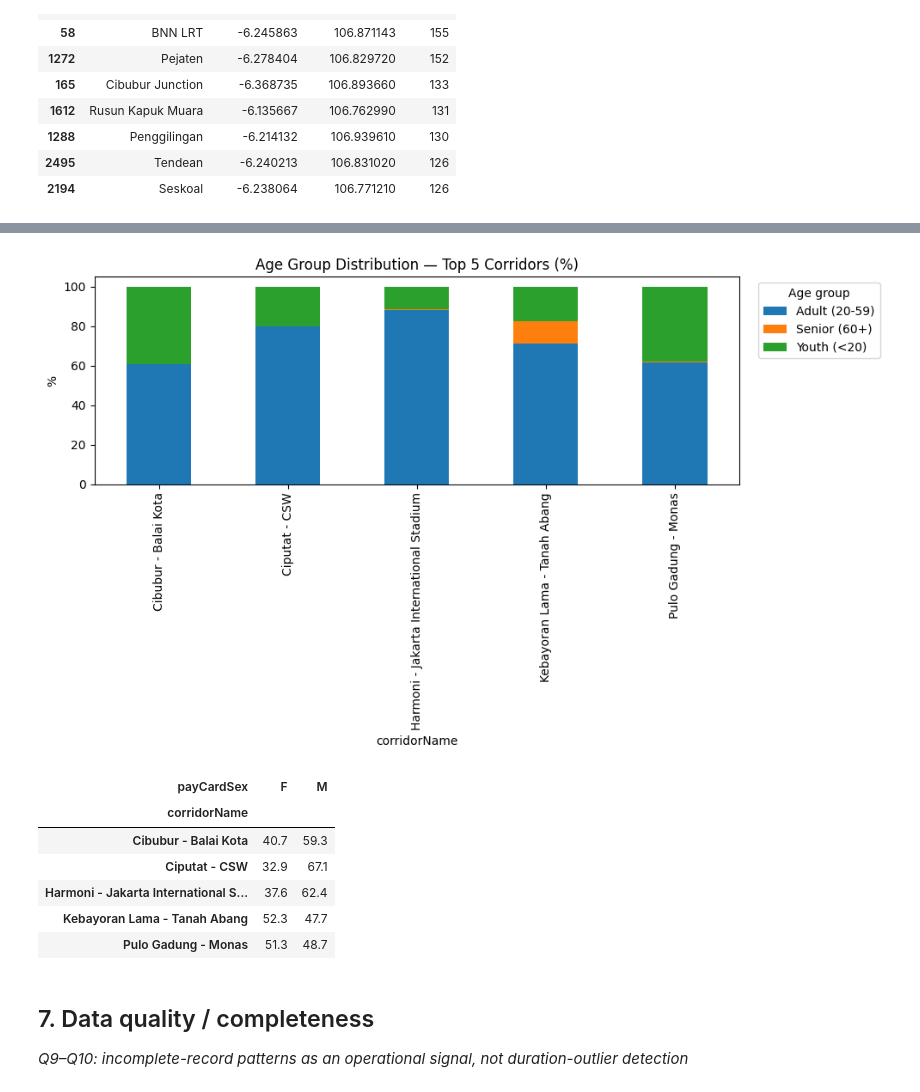
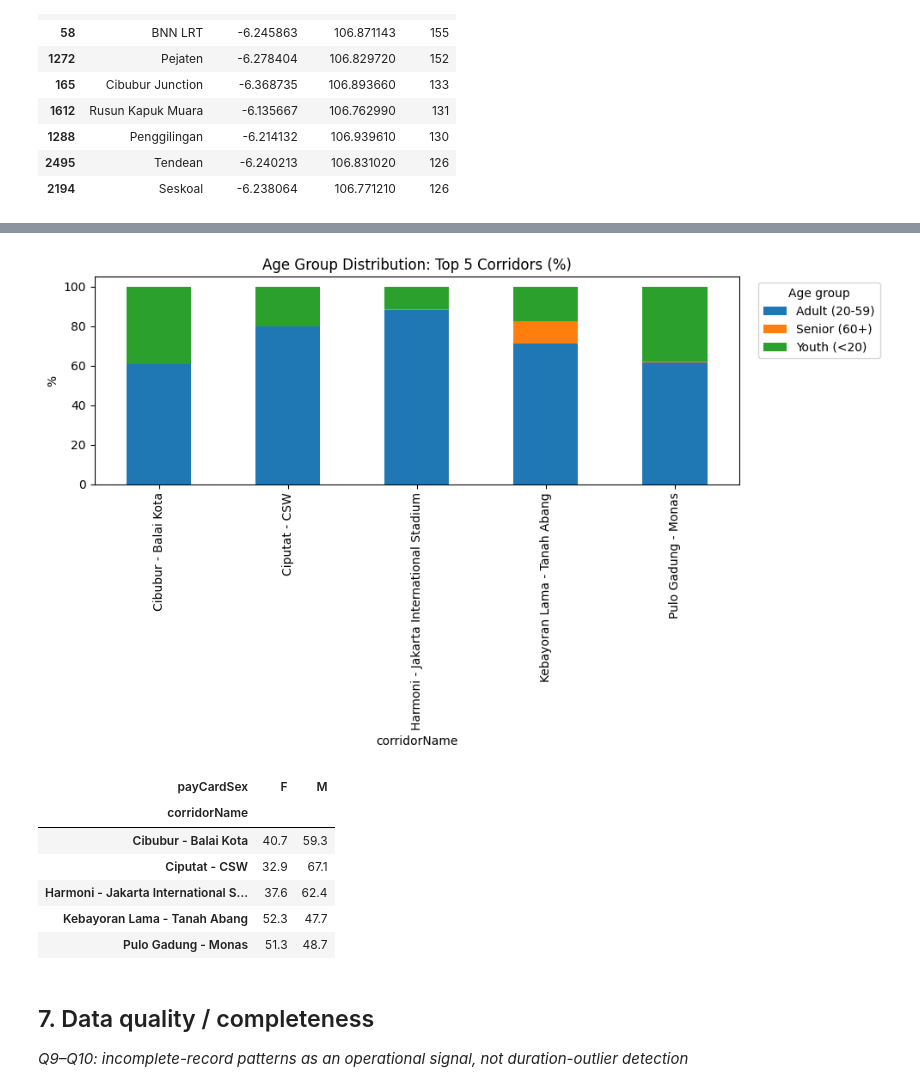
Before and after one commit to timothyevanheriawan-commits/transjakarta-analysis, a Jupyter notebook: transjakarta_analysis.ipynb, the cells around one changed output, grey strips where cells are left out. Drawn from its saved outputs; the diff is of its cells as text; code cells hidden in the pictures.

```diff
--- a/transjakarta_analysis.ipynb
+++ b/transjakarta_analysis.ipynb
@@ -336,21 +336,21 @@ plt.show()
 # %%
 # Q8: age_group / gender usage patterns by corridor
 demo_by_corridor = df[df['corridorName'].isin(top5_corridors)].groupby(
     ['corridorName', 'age_group']).size().unstack(fill_value=0)
 demo_pct = demo_by_corridor.div(demo_by_corridor.sum(axis=1), axis=0) * 100
 
 demo_pct.plot(kind='bar', stacked=True, figsize=(10,6))
-plt.title('Age Group Distribution — Top 5 Corridors (%)')
+plt.title('Age Group Distribution: Top 5 Corridors (%)')
 plt.ylabel('%'); plt.legend(title='Age group', bbox_to_anchor=(1.02,1))
 plt.tight_layout()
 plt.show()
 
 gender_by_corridor = pd.crosstab(df[df['corridorName'].isin(top5_corridors)]['corridorName'],
                                    df[df['corridorName'].isin(top5_corridors)]['payCardSex'],
                                    normalize='index').round(3) * 100
 gender_by_corridor
 # %% [output]
-[figure, old version]
+[figure, new version]
 | payCardSex | F | M |
 | corridorName |  |  |
 | Cibubur - Balai Kota | 40.7 | 59.3 |
```
Also changed, not shown: parts of 5 cells of this notebook.
